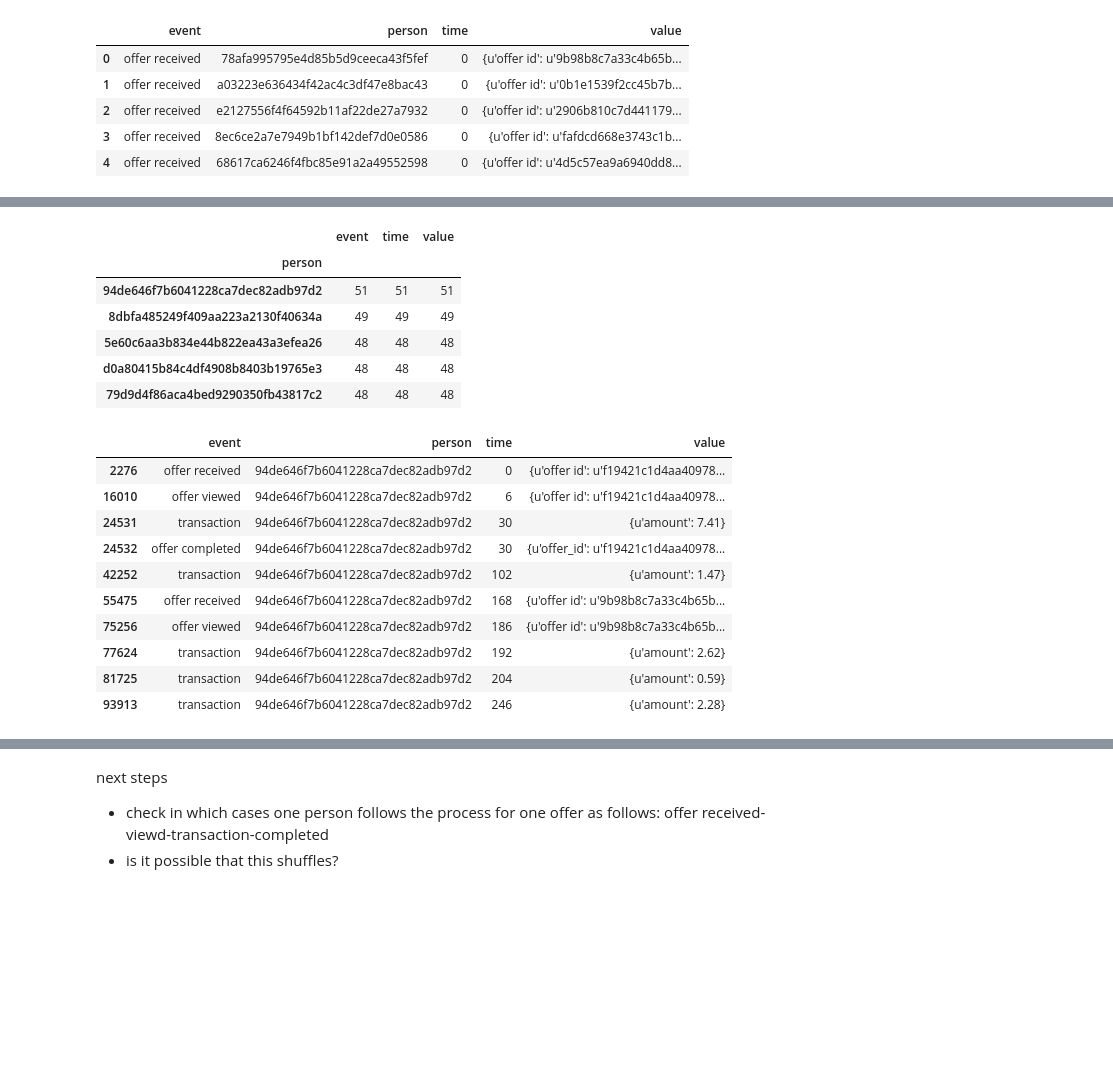
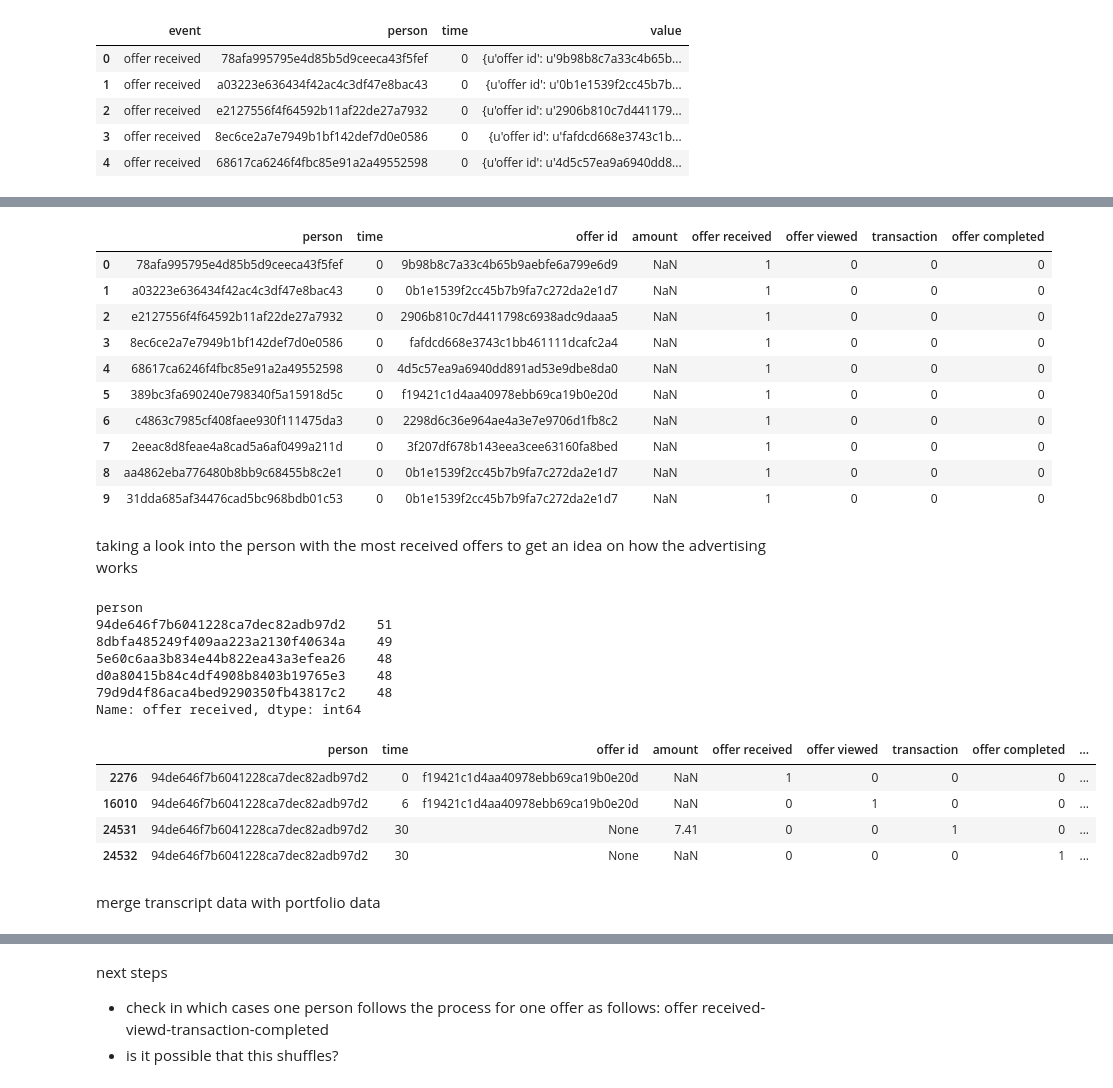
Before and after one commit to udacityML/capstone_starbucks, a Jupyter notebook: Starbucks_Capstone_notebook.ipynb, the cells around one changed output, grey strips where cells are left out. Saved outputs shown, nothing was run; the diff lists cells and outputs as text; code cells hidden in the pictures; blank space fills up the shorter version.

```diff
--- a/Starbucks_Capstone_notebook.ipynb
+++ b/Starbucks_Capstone_notebook.ipynb
@@ -233,0 +304,4 @@ array([u'offer received', u'offer viewed', u'transaction',
+# %%
+transcript['offer id'] = transcript.value.apply(lambda x: x.values()[0] if str(x.keys()[0])==u'offer id' else None)
+transcript['amount'] = transcript.value.apply(lambda x: x.values()[0] if (x.keys()[0])==u'amount' else None)
+transcript.drop('value',axis=1,inplace=True)
@@ -234,27 +319,44 @@ array([u'offer received', u'offer viewed', u'transaction',
+# %%
+transcript = pd.concat([transcript, pd.get_dummies(transcript.event)[['offer received', 'offer viewed', 'transaction', 'offer completed']]],axis=1)
+transcript.drop('event',axis=1,inplace=True)
+# %%
+transcript.head(10)
+# %% [output]
+|  | person | time | offer id | amount | offer received | offer viewed | transaction | offer completed |
+| 0 | 78afa995795e4d85b5d9ceeca43f5fef | 0 | 9b98b8c7a33c4b65b9aebfe6a799e6d9 | NaN | 1 | 0 | 0 | 0 |
+| 1 | a03223e636434f42ac4c3df47e8bac43 | 0 | 0b1e1539f2cc45b7b9fa7c272da2e1d7 | NaN | 1 | 0 | 0 | 0 |
+| 2 | e2127556f4f64592b11af22de27a7932 | 0 | 2906b810c7d4411798c6938adc9daaa5 | NaN | 1 | 0 | 0 | 0 |
+| 3 | 8ec6ce2a7e7949b1bf142def7d0e0586 | 0 | fafdcd668e3743c1bb461111dcafc2a4 | NaN | 1 | 0 | 0 | 0 |
+| 4 | 68617ca6246f4fbc85e91a2a49552598 | 0 | 4d5c57ea9a6940dd891ad53e9dbe8da0 | NaN | 1 | 0 | 0 | 0 |
+| 5 | 389bc3fa690240e798340f5a15918d5c | 0 | f19421c1d4aa40978ebb69ca19b0e20d | NaN | 1 | 0 | 0 | 0 |
+| 6 | c4863c7985cf408faee930f111475da3 | 0 | 2298d6c36e964ae4a3e7e9706d1fb8c2 | NaN | 1 | 0 | 0 | 0 |
+| 7 | 2eeac8d8feae4a8cad5a6af0499a211d | 0 | 3f207df678b143eea3cee63160fa8bed | NaN | 1 | 0 | 0 | 0 |
+| 8 | aa4862eba776480b8bb9c68455b8c2e1 | 0 | 0b1e1539f2cc45b7b9fa7c272da2e1d7 | NaN | 1 | 0 | 0 | 0 |
+| 9 | 31dda685af34476cad5bc968bdb01c53 | 0 | 0b1e1539f2cc45b7b9fa7c272da2e1d7 | NaN | 1 | 0 | 0 | 0 |
+# %% [markdown]
+taking a look into the person with the most received offers to get an idea on how the advertising works
 # %%
-multi_order = transcript.groupby('person').count().sort_values('event',ascending=False).head()
+multi_order = transcript.groupby('person').count().sort_values('offer received',ascending=False)['offer received'].head()
 multi_order
 # %% [output]
-|  | event | time | value |
-| person |  |  |  |
-| 94de646f7b6041228ca7dec82adb97d2 | 51 | 51 | 51 |
-| 8dbfa485249f409aa223a2130f40634a | 49 | 49 | 49 |
-| 5e60c6aa3b834e44b822ea43a3efea26 | 48 | 48 | 48 |
-| d0a80415b84c4df4908b8403b19765e3 | 48 | 48 | 48 |
-| 79d9d4f86aca4bed9290350fb43817c2 | 48 | 48 | 48 |
+person
+94de646f7b6041228ca7dec82adb97d2    51
+8dbfa485249f409aa223a2130f40634a    49
+5e60c6aa3b834e44b822ea43a3efea26    48
+d0a80415b84c4df4908b8403b19765e3    48
+79d9d4f86aca4bed9290350fb43817c2    48
+Name: offer received, dtype: int64
 # %%
 example_customer = multi_order.index[0]
+# %%
+joined_transcript = transcript.join(portfolio,on='offer id')
 # %%
-transcript[transcript.person==example_customer].head(10)
+joined_transcript[joined_transcript.person==example_customer].head(4)
 # %% [output]
-|  | event | person | time | value |
-| 2276 | offer received | 94de646f7b6041228ca7dec82adb97d2 | 0 | {u'offer id': u'f19421c1d4aa40978... |
-| 16010 | offer viewed | 94de646f7b6041228ca7dec82adb97d2 | 6 | {u'offer id': u'f19421c1d4aa40978... |
-| 24531 | transaction | 94de646f7b6041228ca7dec82adb97d2 | 30 | {u'amount': 7.41} |
-| 24532 | offer completed | 94de646f7b6041228ca7dec82adb97d2 | 30 | {u'offer_id': u'f19421c1d4aa40978... |
-| 42252 | transaction | 94de646f7b6041228ca7dec82adb97d2 | 102 | {u'amount': 1.47} |
-| 55475 | offer received | 94de646f7b6041228ca7dec82adb97d2 | 168 | {u'offer id': u'9b98b8c7a33c4b65b... |
-| 75256 | offer viewed | 94de646f7b6041228ca7dec82adb97d2 | 186 | {u'offer id': u'9b98b8c7a33c4b65b... |
-| 77624 | transaction | 94de646f7b6041228ca7dec82adb97d2 | 192 | {u'amount': 2.62} |
-| 81725 | transaction | 94de646f7b6041228ca7dec82adb97d2 | 204 | {u'amount': 0.59} |
-| 93913 | transaction | 94de646f7b6041228ca7dec82adb97d2 | 246 | {u'amount': 2.28} |
+|  | person | time | offer id | amount | offer received | offer viewed | transaction | offer completed | ... |
+| 2276 | 94de646f7b6041228ca7dec82adb97d2 | 0 | f19421c1d4aa40978ebb69ca19b0e20d | NaN | 1 | 0 | 0 | 0 | ... |
+| 16010 | 94de646f7b6041228ca7dec82adb97d2 | 6 | f19421c1d4aa40978ebb69ca19b0e20d | NaN | 0 | 1 | 0 | 0 | ... |
+| 24531 | 94de646f7b6041228ca7dec82adb97d2 | 30 | None | 7.41 | 0 | 0 | 1 | 0 | ... |
+| 24532 | 94de646f7b6041228ca7dec82adb97d2 | 30 | None | NaN | 0 | 0 | 0 | 1 | ... |
+# %% [markdown]
+merge transcript data with portfolio data
```
Also changed, not shown: parts of 36 cells of this notebook, 2 other files.
